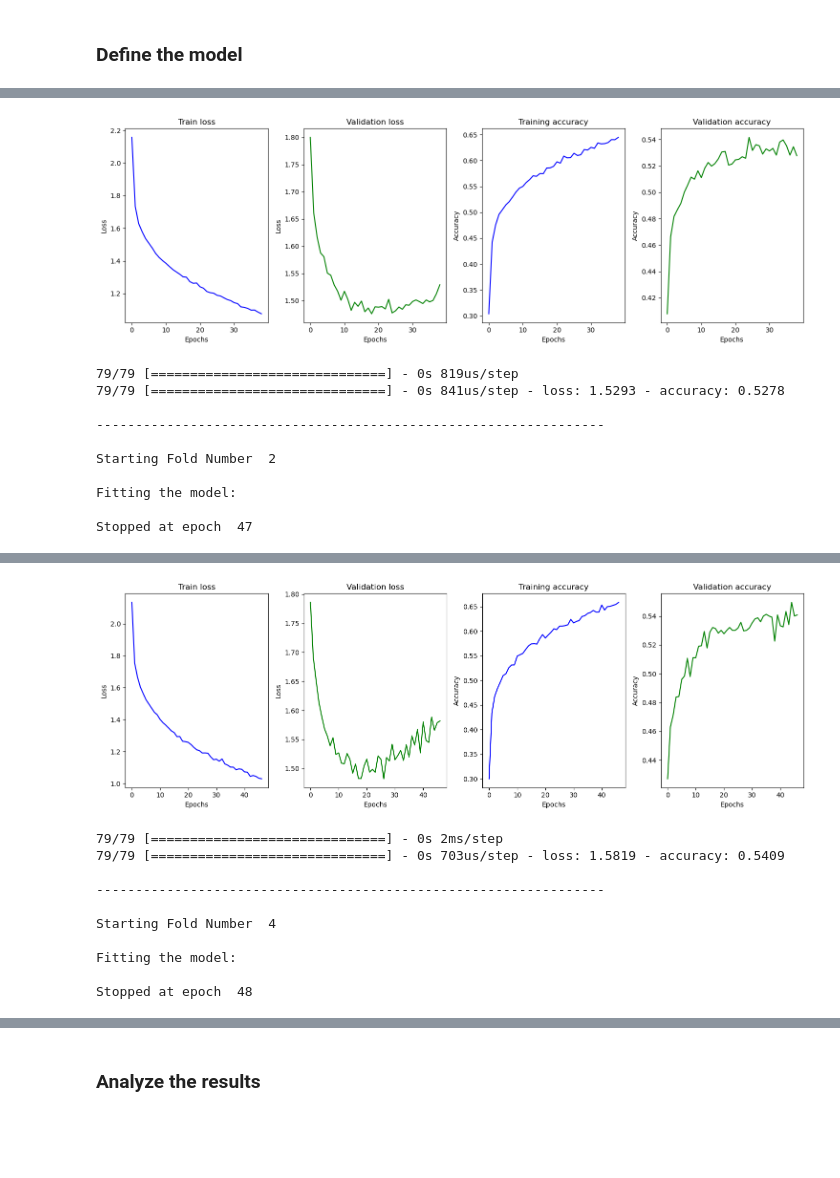
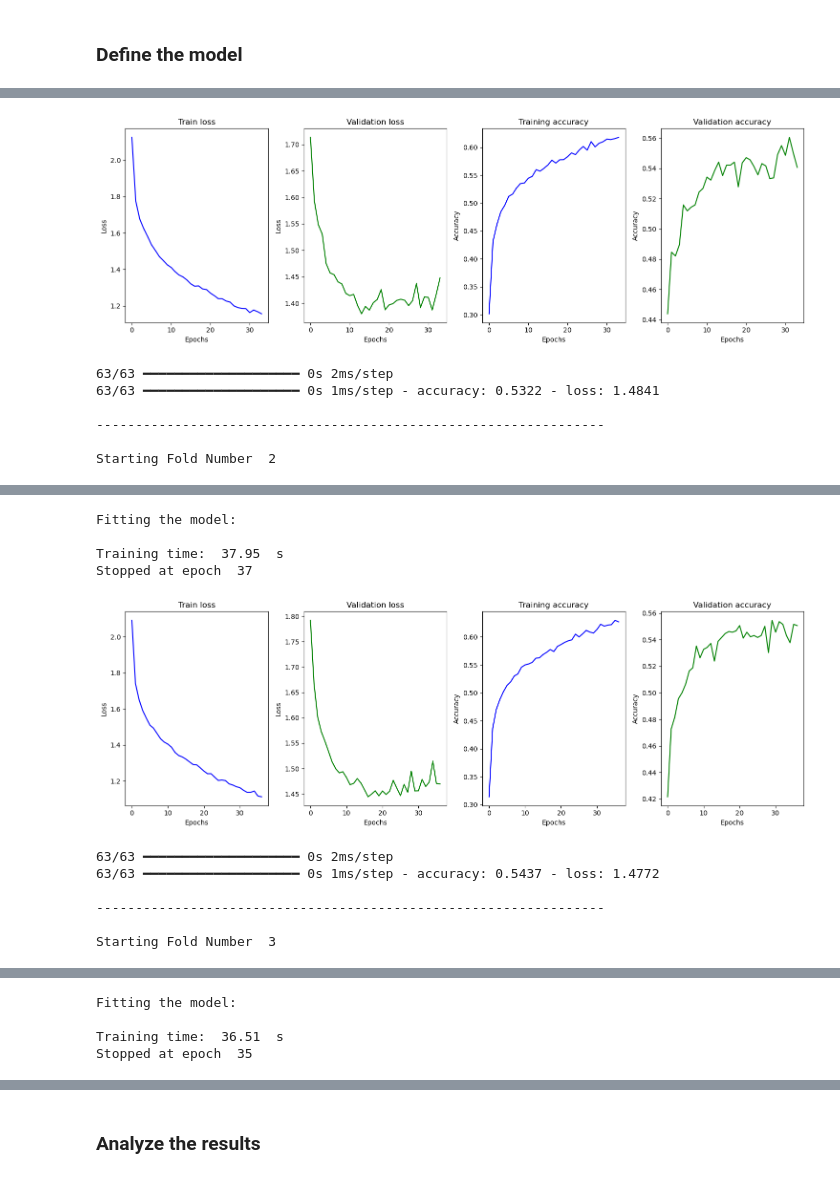
Before and after one commit to Vatsal-Sharma2003/HUMAN-POSE-ESTIMATION-USING-MACHINE-LEARNING, a Jupyter notebook: FFNN.ipynb, the cells around one changed output, grey strips where cells are left out. Cells and saved outputs as stored; diff of their text form; code cells hidden in the pictures; blank space fills up the shorter version.

Commit message:
train-test split ffnn

```diff
--- a/FFNN.ipynb
+++ b/FFNN.ipynb
@@ -44,5 +58,5 @@ data directory is /Users/lorenzobarbiero/Desktop/Università/VCS/Human Action Re
 # %%
-file_name = "final_df"
+file_name = "movenet_thunder_mobilenet_large"
 # %%
 df = pd.read_pickle(data_directory + '/' + file_name + '.pkl')
 # %%
@@ -104,10 +146,9 @@ def create_dataset(df, batch_size, use_object=True):
     else:
         df['input'] = df['keypoints']
 
-    if use_object:
-        data = np.zeros((len(kpoints), 17*3+100))
-    else:
-        data = np.zeros((len(kpoints), 17*3))
+    input_shape = df['input'].iloc[0].shape
+
+    data = np.zeros((len(kpoints), input_shape[0]))
 
     for i, row in enumerate(df['input']):
         data[i,:] = np.array(row)
@@ -116,6 +157,6 @@ def create_dataset(df, batch_size, use_object=True):
 
     dataset = dataset.batch(batch_size = batch_size)
 
-    return dataset
+    return dataset, input_shape
 # %% [markdown]
 ### Define the model
@@ -122,21 +189,14 @@ def create_dataset(df, batch_size, use_object=True):
 # %%
-def create_model(use_object=True, summary=False):
+def create_model_BEST(input_shape, use_object=True, summary=False):
 
-    if use_object:
-        model = tf.keras.Sequential([
-            tf.keras.Input(shape=(17*3+100,)),
-            tf.keras.layers.Dense(128, activation='relu'),
+    model = tf.keras.Sequential([
+            tf.keras.Input(shape=input_shape),
+            tf.keras.layers.Dense(128, activation='leaky_relu'),
             tf.keras.layers.Dropout(0.3),
-            tf.keras.layers.Dense(64, activation='relu'),
-            tf.keras.layers.Dense(64, activation='relu'),
-            tf.keras.layers.Dense(32, activation='relu'),
-            tf.keras.layers.Dense(32, activation='relu'),
-            tf.keras.layers.Dense(15, activation='softmax')
-        ])
-    else:
-        model = tf.keras.Sequential([
-            tf.keras.Input(shape=(17*3,)),
-            tf.keras.layers.Dense(32, activation='relu'),
+            tf.keras.layers.Dense(64, activation='leaky_relu'),
+            tf.keras.layers.Dense(64, activation='leaky_relu'),
+            tf.keras.layers.Dense(32, activation='leaky_relu'),
+            tf.keras.layers.Dense(32, activation='leaky_relu'),
             tf.keras.layers.Dense(15, activation='softmax')
         ])
 
@@ -149,5 +209,5 @@ def create_model(use_object=True, summary=False):
 
     return model
 # %%
-model = create_model(summary=True)
+model = create_model((1,), summary=True)
 # %% [output]
@@ -220,7 +284,7 @@ accuracy_per_fold = []
 conf_matrix = np.zeros((15,15))
 
 
-for train_index, val_index in kf.split(df):
+for train_index, val_index in kf.split(train_df):
 
     print("Starting Fold Number ", index)
     print()
@@ -230,8 +294,8 @@ for train_index, val_index in kf.split(df):
     df_train, df_val = df.iloc[train_index], df.iloc[val_index]
 
     # Convert to TensorFlow datasets
-    train_dataset = create_dataset(df_train, batch_s)
-    val_dataset = create_dataset(df_val, batch_s)
+    train_dataset, inp_shape = create_dataset(df_train, batch_s)
+    val_dataset, _ = create_dataset(df_val, batch_s)
 
     print("Fitting the model:")
     print()
@@ -239,7 +303,7 @@ for train_index, val_index in kf.split(df):
     start = time.time()
 
     # Create a new instance of the model
-    model = create_model()
+    model = create_model(input_shape=inp_shape)
 
     early_stop_callback = tf.keras.callbacks.EarlyStopping(monitor='val_loss', patience=20)
 
@@ -284,11 +349,7 @@ Stopped at epoch  39
-[figure, old version]
+[figure, new version]
-79/79 [==============================] - 0s 819us/step
-79/79 [==============================] - 0s 841us/step - loss: 1.5293 - accuracy: 0.5278
+63/63 ━━━━━━━━━━━━━━━━━━━━ 0s 2ms/step
+63/63 ━━━━━━━━━━━━━━━━━━━━ 0s 1ms/step - accuracy: 0.5322 - loss: 1.4841
 
 -----------------------------------------------------------------
 
 Starting Fold Number  2
-
-Fitting the model:
-
-Stopped at epoch  47
@@ -295,11 +357,11 @@ Stopped at epoch  47
+Fitting the model:
+
+Training time:  37.95  s
+Stopped at epoch  37
-[figure, old version]
+[figure, new version]
-79/79 [==============================] - 0s 2ms/step
-79/79 [==============================] - 0s 703us/step - loss: 1.5819 - accuracy: 0.5409
-
------------------------------------------------------------------
-
-Starting Fold Number  4
-
-Fitting the model:
-
-Stopped at epoch  48
+63/63 ━━━━━━━━━━━━━━━━━━━━ 0s 2ms/step
+63/63 ━━━━━━━━━━━━━━━━━━━━ 0s 1ms/step - accuracy: 0.5437 - loss: 1.4772
+
+-----------------------------------------------------------------
+
+Starting Fold Number  3
@@ -305,0 +369,4 @@ Stopped at epoch  48
+Fitting the model:
+
+Training time:  36.51  s
+Stopped at epoch  35
```
Also changed, not shown: parts of 16 cells of this notebook, 1 other file.
